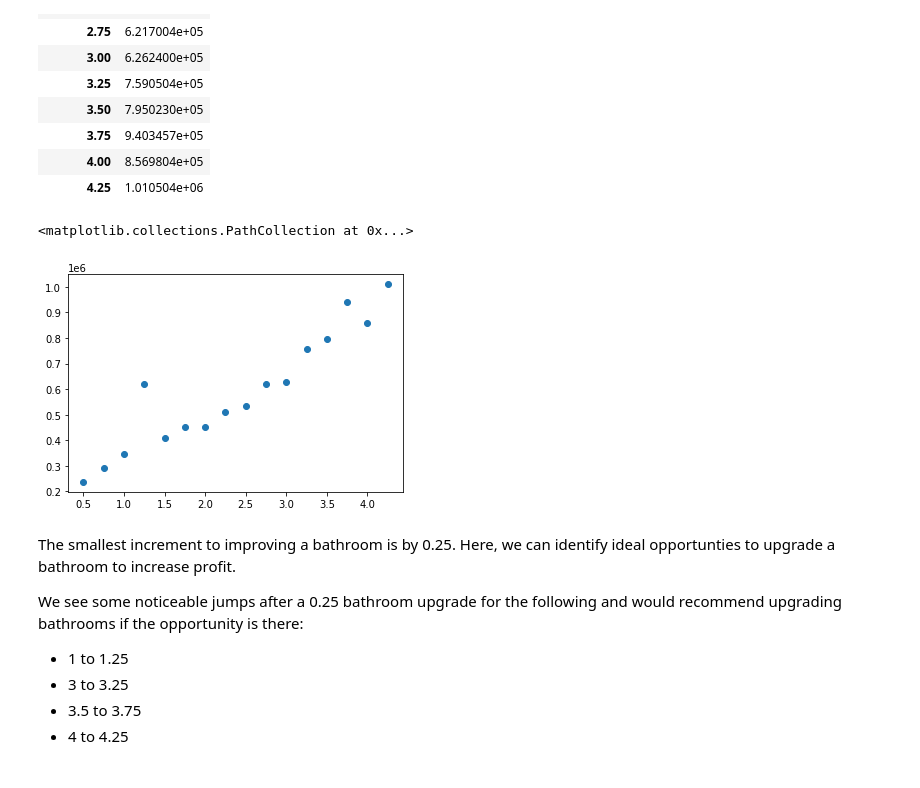
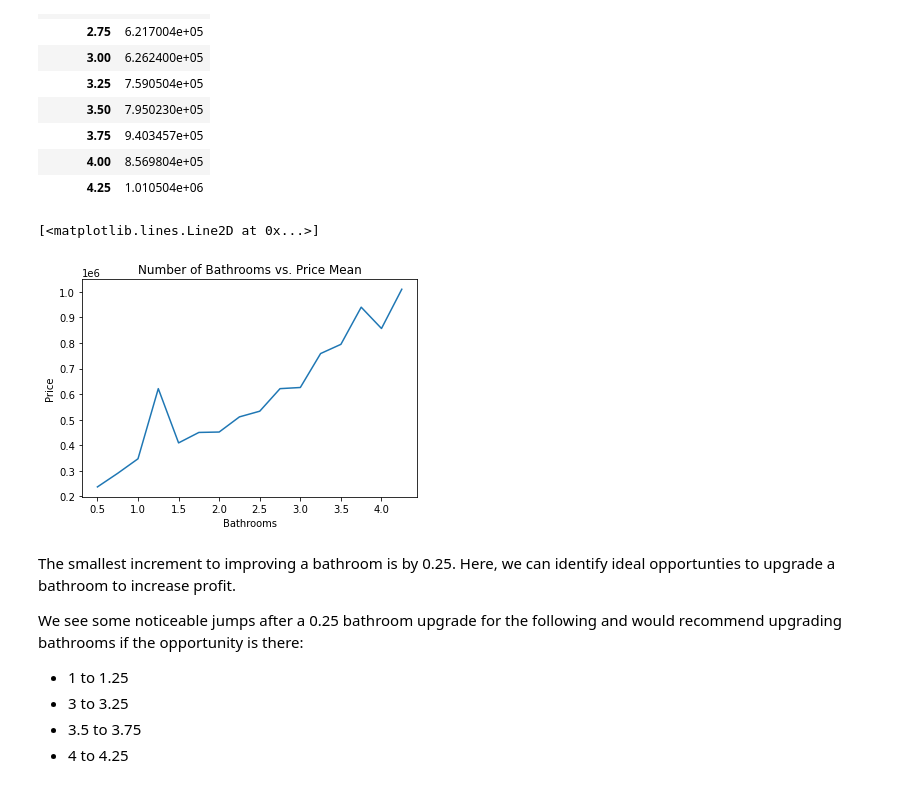
Before and after one commit to hoganbyun/dsc-phase-2-project, a Jupyter notebook: student.ipynb, the cells around one changed output. Saved outputs shown, nothing was run; the diff lists cells and outputs as text; code cells hidden in the pictures.

```diff
--- a/student.ipynb
+++ b/student.ipynb
@@ -468,10 +470,10 @@ grade_dummy = pd.get_dummies(df['grade'], prefix = 'grade', drop_first=True)
 zipcode_dummy = pd.get_dummies(df['zipcode'], prefix = 'zipcode', drop_first=True)
 month_dummy = pd.get_dummies(df['month'], prefix = 'month', drop_first=True)
 # %%
-df = df.drop(['waterfront', 'view', 'condition', 'grade', 'zipcode', 'month'], axis=1)
-cat_df = pd.concat([waterfront_dummy, view_dummy, condition_dummy, grade_dummy, zipcode_dummy,
+df = df.drop(['waterfront', 'condition', 'grade', 'zipcode', 'month'], axis=1)
+cat_df = pd.concat([waterfront_dummy, condition_dummy, grade_dummy, zipcode_dummy,
                 month_dummy], axis=1)
-df = pd.concat([df, waterfront_dummy, view_dummy, condition_dummy, grade_dummy, zipcode_dummy,
+df = pd.concat([df, waterfront_dummy, condition_dummy, grade_dummy, zipcode_dummy,
                 month_dummy], axis=1)
 # %%
 df.head()
@@ -1552,10 +1848,14 @@ price_bathroom_df
 | 4.25 | 1.010504e+06 |
 # %%
 # plot bathroom vs. price
-plt.scatter(price_bathroom_df.index, price_bathroom_df['price'])
+fig = plt.figure(figsize=(6,4))
+plt.title('Number of Bathrooms vs. Price Mean')
+plt.xlabel('Bathrooms')
+plt.ylabel('Price')
+plt.plot(price_bathroom_df.index, price_bathroom_df['price'])
 # %% [output]
-<matplotlib.collections.PathCollection at 0x...>
+[<matplotlib.lines.Line2D at 0x...>]
-[figure, old version]
+[figure, new version]
 # %% [markdown]
 The smallest increment to improving a bathroom is by 0.25. Here, we can identify ideal opportunties to upgrade a bathroom to increase profit.
 
```
Also changed, not shown: parts of 115 cells of this notebook, 1 other file.
